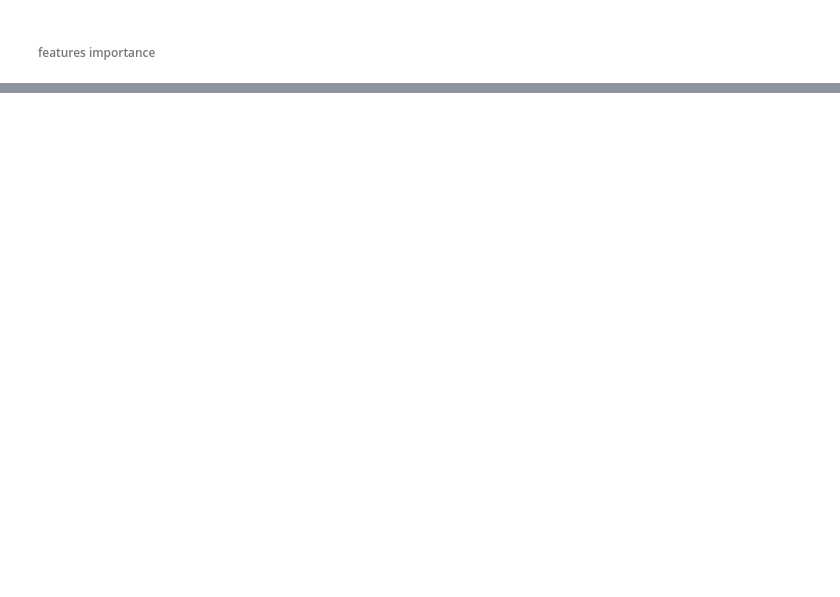
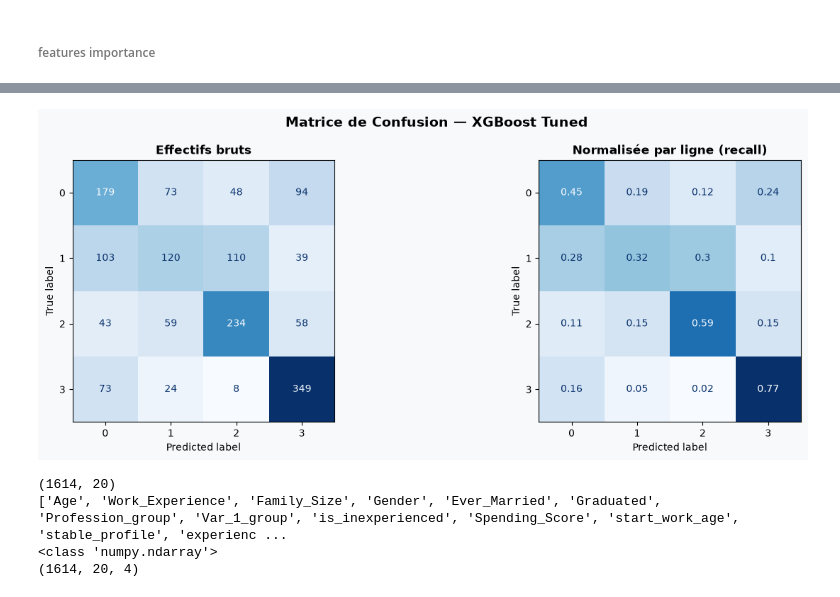
Before and after one commit to JOREL531/projet_JAKALA, a Jupyter notebook: code/exploration.ipynb, the cells around one changed output, grey strips where cells are left out. Saved outputs shown, nothing was run; the diff lists cells and outputs as text; code cells hidden in the pictures; blank space fills up the shorter version.

```diff
--- a/code/exploration.ipynb
+++ b/code/exploration.ipynb
@@ -995,0 +1404,44 @@ print(f"   Val   F1 : {res_lgbm['test_score'].mean():.4f}  ± {res_lgbm['test_sc
+# %%
+cm = confusion_matrix(y_test_enc, y_pred_tuned)
+
+fig, axes = plt.subplots(1, 2, figsize=(14, 5))
+fig.patch.set_facecolor('#F8F9FA')
+fig.suptitle('Matrice de Confusion — XGBoost Tuned', fontsize=14, fontweight='bold')
+
+# ── Valeurs absolues ──────────────────────────────────────
+disp = ConfusionMatrixDisplay(confusion_matrix=cm,
+                               display_labels=[0, 1, 2, 3])
+disp.plot(ax=axes[0], colorbar=False, cmap='Blues')
+axes[0].set_title('Effectifs bruts', fontsize=12, fontweight='bold')
+axes[0].set_facecolor('#F8F9FA')
+
+# ── Valeurs normalisées (% par ligne = recall réel) ───────
+cm_norm = confusion_matrix(y_test_enc, y_pred_tuned, normalize='true')
+disp_norm = ConfusionMatrixDisplay(confusion_matrix=cm_norm.round(2),
+                                    display_labels=[0, 1, 2, 3])
+disp_norm.plot(ax=axes[1], colorbar=False, cmap='Blues')
+axes[1].set_title('Normalisée par ligne (recall)', fontsize=12, fontweight='bold')
+axes[1].set_facecolor('#F8F9FA')
+
+plt.tight_layout()
+plt.show()
+# %% [output]
+[figure, added]
+# %%
+explainer = shap.TreeExplainer(xgb_tuned)
+
+# S'assurer que X_test_cat a bien toutes les colonnes
+print(X_test_cat.shape)          # doit afficher (n_lignes, 10)
+print(X_test_cat.columns.tolist())
+
+# Calculer les SHAP values
+shap_values = explainer.shap_values(X_test_cat)
+
+# Vérifier la forme
+print(type(shap_values))         # liste de 4 arrays (un par classe) ou array 3D
+print(np.array(shap_values).shape)
+# %% [output]
+(1614, 20)
+['Age', 'Work_Experience', 'Family_Size', 'Gender', 'Ever_Married', 'Graduated', 'Profession_group', 'Var_1_group', 'is_inexperienced', 'Spending_Score', 'start_work_age', 'stable_profile', 'experienc ...
+<class 'numpy.ndarray'>
+(1614, 20, 4)
```
Also changed, not shown: parts of 25 cells of this notebook, 2 other files.
